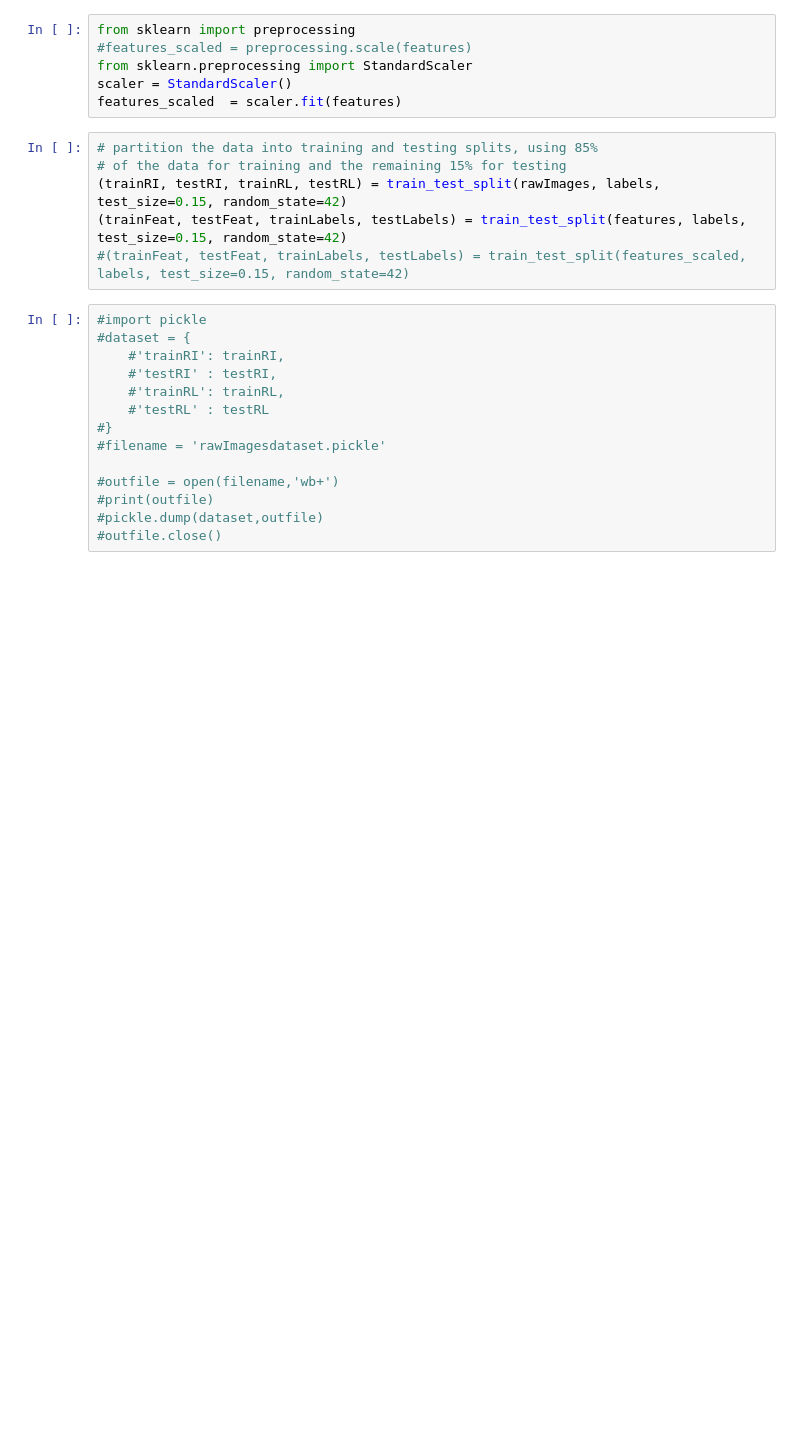
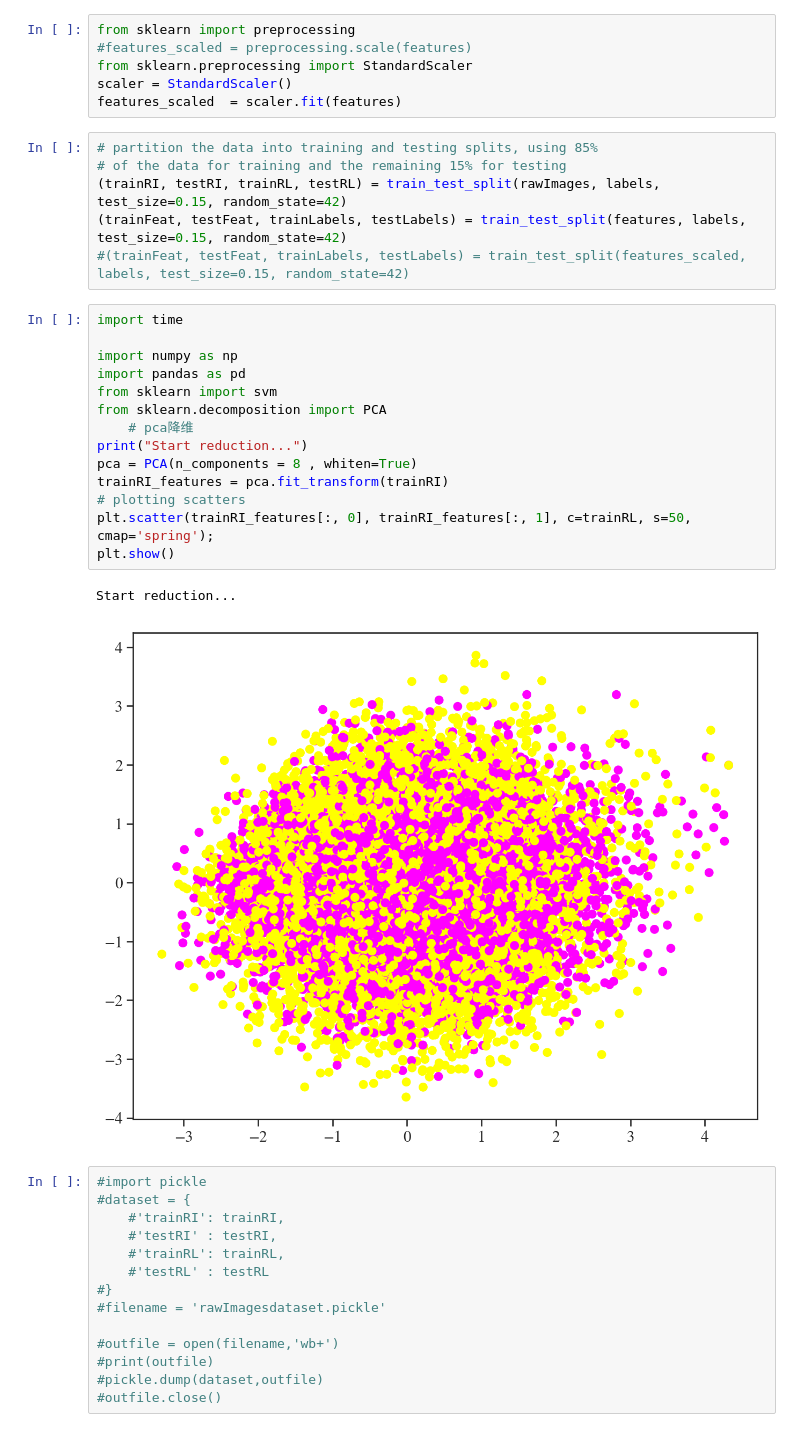
Before and after one commit to suntearinheart/machinelearning2019, a Jupyter notebook: dogcat/dogcatsvm.ipynb, the cells around one changed output. Saved outputs shown, nothing was run; the diff lists cells and outputs as text; blank space fills up the shorter version.

```diff
--- a/dogcat/dogcatsvm.ipynb
+++ b/dogcat/dogcatsvm.ipynb
@@ -166,6 +168,23 @@ features_scaled  = scaler.fit(features)
 (trainRI, testRI, trainRL, testRL) = train_test_split(rawImages, labels, test_size=0.15, random_state=42)
 (trainFeat, testFeat, trainLabels, testLabels) = train_test_split(features, labels, test_size=0.15, random_state=42)
 #(trainFeat, testFeat, trainLabels, testLabels) = train_test_split(features_scaled, labels, test_size=0.15, random_state=42)
+# %%
+import time
+
+import numpy as np
+import pandas as pd
+from sklearn import svm
+from sklearn.decomposition import PCA
+    # pca降维
+print("Start reduction...")
+pca = PCA(n_components = 8 , whiten=True)
+trainRI_features = pca.fit_transform(trainRI)
+# plotting scatters
+plt.scatter(trainRI_features[:, 0], trainRI_features[:, 1], c=trainRL, s=50, cmap='spring');
+plt.show()
+# %% [output]
+Start reduction...
+[figure, added]
 # %%
 #import pickle
 #dataset = {
```
Also changed, not shown: parts of 6 cells of this notebook, 1 other file.
